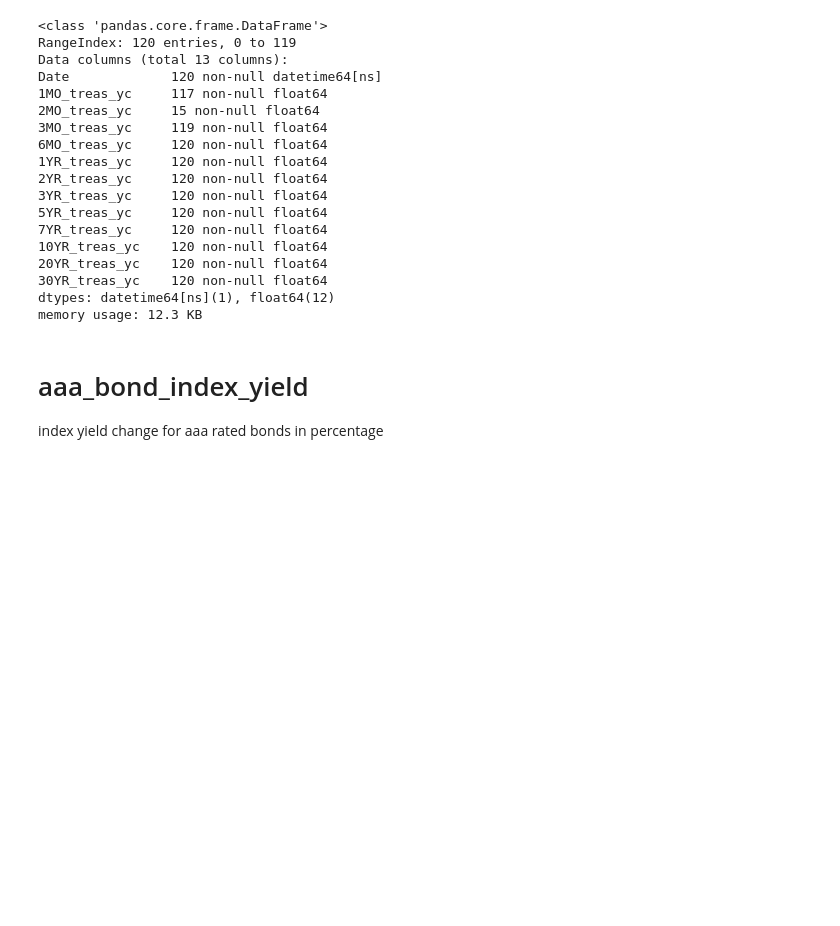
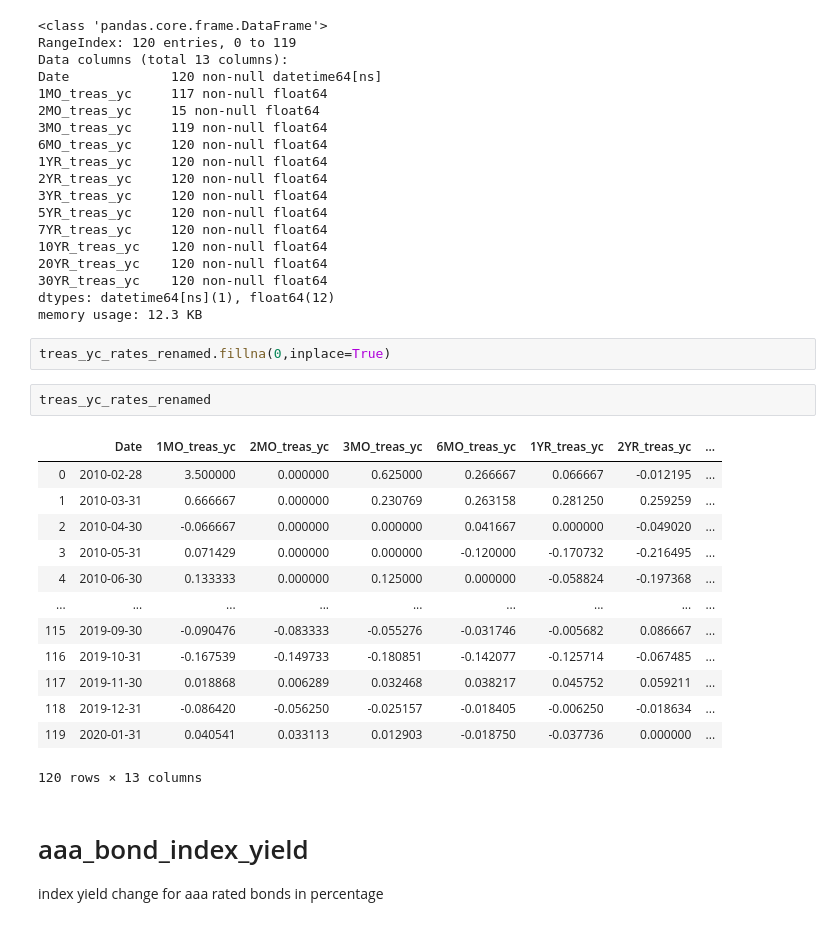
Before and after one commit to anitaguo49/Happiness-Prediction, a Jupyter notebook: Mod_4_RE_Int_AG.ipynb, the cells around one changed output. Drawn from its saved outputs; the diff is of its cells as text; blank space fills up the shorter version.

```diff
--- a/Mod_4_RE_Int_AG.ipynb
+++ b/Mod_4_RE_Int_AG.ipynb
@@ -201,6 +219,24 @@ Date             120 non-null datetime64[ns]
 30YR_treas_yc    120 non-null float64
 dtypes: datetime64[ns](1), float64(12)
 memory usage: 12.3 KB
+# %%
+treas_yc_rates_renamed.fillna(0,inplace=True)
+# %%
+treas_yc_rates_renamed
+# %% [output]
+|  | Date | 1MO_treas_yc | 2MO_treas_yc | 3MO_treas_yc | 6MO_treas_yc | 1YR_treas_yc | 2YR_treas_yc | ... |
+| 0 | 2010-02-28 | 3.500000 | 0.000000 | 0.625000 | 0.266667 | 0.066667 | -0.012195 | ... |
+| 1 | 2010-03-31 | 0.666667 | 0.000000 | 0.230769 | 0.263158 | 0.281250 | 0.259259 | ... |
+| 2 | 2010-04-30 | -0.066667 | 0.000000 | 0.000000 | 0.041667 | 0.000000 | -0.049020 | ... |
+| 3 | 2010-05-31 | 0.071429 | 0.000000 | 0.000000 | -0.120000 | -0.170732 | -0.216495 | ... |
+| 4 | 2010-06-30 | 0.133333 | 0.000000 | 0.125000 | 0.000000 | -0.058824 | -0.197368 | ... |
+| ... | ... | ... | ... | ... | ... | ... | ... | ... |
+| 115 | 2019-09-30 | -0.090476 | -0.083333 | -0.055276 | -0.031746 | -0.005682 | 0.086667 | ... |
+| 116 | 2019-10-31 | -0.167539 | -0.149733 | -0.180851 | -0.142077 | -0.125714 | -0.067485 | ... |
+| 117 | 2019-11-30 | 0.018868 | 0.006289 | 0.032468 | 0.038217 | 0.045752 | 0.059211 | ... |
+| 118 | 2019-12-31 | -0.086420 | -0.056250 | -0.025157 | -0.018405 | -0.006250 | -0.018634 | ... |
+| 119 | 2020-01-31 | 0.040541 | 0.033113 | 0.012903 | -0.018750 | -0.037736 | 0.000000 | ... |
+120 rows × 13 columns
 # %% [markdown]
 # aaa_bond_index_yield
 index yield change for aaa rated bonds in percentage
```
Also changed, not shown: parts of 37 cells of this notebook, 2 other files.
